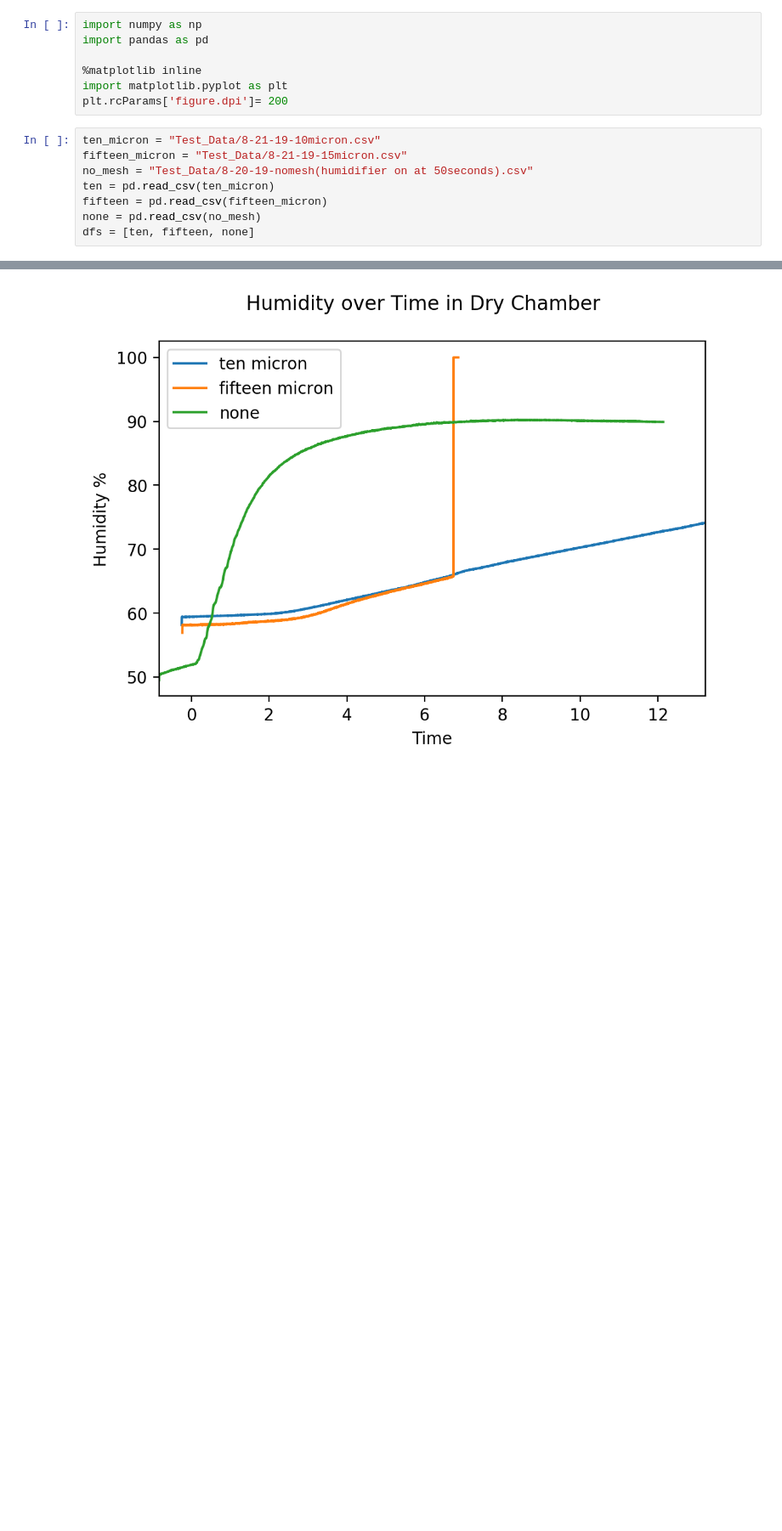
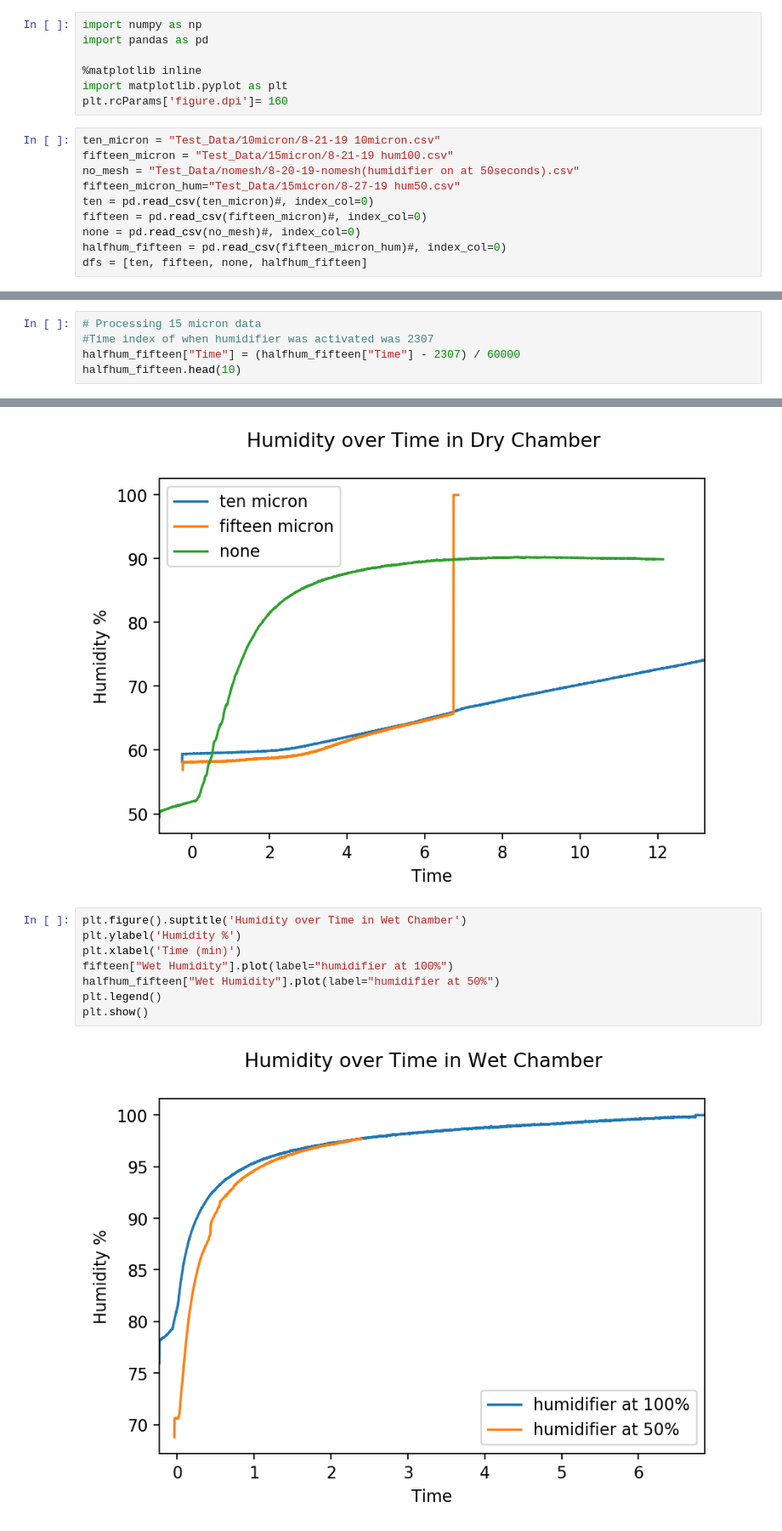
Before and after one commit to steflayanto/environmental-chamber, a Jupyter notebook: Data Analysis.ipynb, the cells around one changed output, grey strips where cells are left out. Shown at 85% size. Cells and saved outputs as stored; diff of their text form; blank space fills up the shorter version.

Commit message:
added new test data

```diff
--- a/Data Analysis.ipynb
+++ b/Data Analysis.ipynb
@@ -4,15 +4,17 @@ import pandas as pd
 
 %matplotlib inline
 import matplotlib.pyplot as plt
-plt.rcParams['figure.dpi']= 200
+plt.rcParams['figure.dpi']= 160
 # %%
-ten_micron = "Test_Data/8-21-19-10micron.csv"
-fifteen_micron = "Test_Data/8-21-19-15micron.csv"
-no_mesh = "Test_Data/8-20-19-nomesh(humidifier on at 50seconds).csv"
-ten = pd.read_csv(ten_micron)
-fifteen = pd.read_csv(fifteen_micron)
-none = pd.read_csv(no_mesh)
-dfs = [ten, fifteen, none]
+ten_micron = "Test_Data/10micron/8-21-19 10micron.csv"
+fifteen_micron = "Test_Data/15micron/8-21-19 hum100.csv"
+no_mesh = "Test_Data/nomesh/8-20-19-nomesh(humidifier on at 50seconds).csv"
+fifteen_micron_hum="Test_Data/15micron/8-27-19 hum50.csv"
+ten = pd.read_csv(ten_micron)#, index_col=0)
+fifteen = pd.read_csv(fifteen_micron)#, index_col=0)
+none = pd.read_csv(no_mesh)#, index_col=0)
+halfhum_fifteen = pd.read_csv(fifteen_micron_hum)#, index_col=0)
+dfs = [ten, fifteen, none, halfhum_fifteen]
 # %%
 # Processing 10 micron data
 #Time index of when humidifier was activated was 14875
@@ -66,3 +68,8 @@ none.head(10)
 | 7 | -0.817033 | 245 | 0 | 50 | 40 | 68.73 | 50.39 | 61.33 | 22.03 | ... |
 | 8 | -0.814700 | 176 | 0 | 50 | 40 | 68.76 | 50.39 | 61.33 | 22.01 | ... |
 | 9 | -0.812367 | 257 | 0 | 50 | 40 | 68.75 | 50.39 | 61.34 | 22.04 | ... |
+# %%
+# Processing 15 micron data
+#Time index of when humidifier was activated was 2307
+halfhum_fifteen["Time"] = (halfhum_fifteen["Time"] - 2307) / 60000
+halfhum_fifteen.head(10)
@@ -91,3 +110,13 @@ plt.legend()
 plt.show()
 # %% [output]
 [figure]
+# %%
+plt.figure().suptitle('Humidity over Time in Wet Chamber')
+plt.ylabel('Humidity %')
+plt.xlabel('Time (min)')
+fifteen["Wet Humidity"].plot(label="humidifier at 100%")
+halfhum_fifteen["Wet Humidity"].plot(label="humidifier at 50%")
+plt.legend()
+plt.show()
+# %% [output]
+[figure, added]
```
Also changed, not shown: parts of 3 cells of this notebook, 10 other files.
